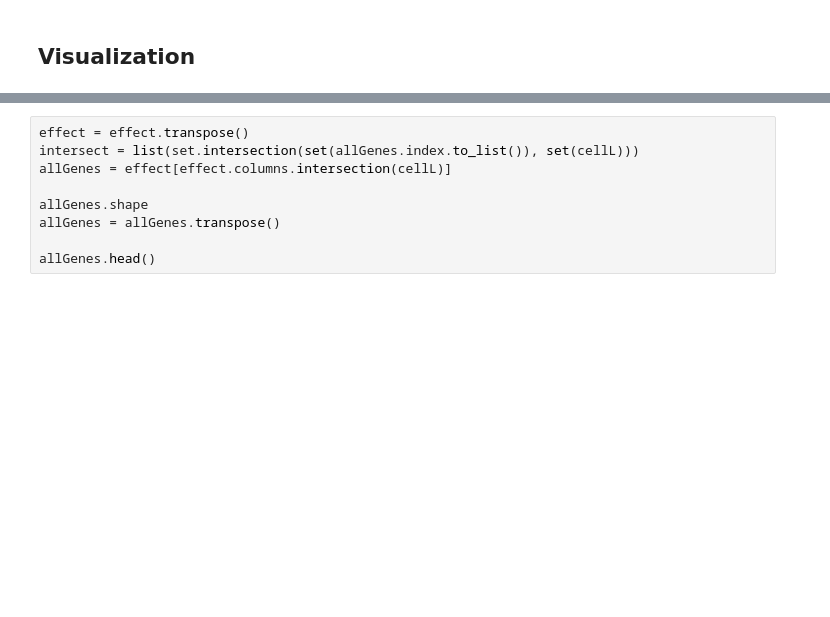
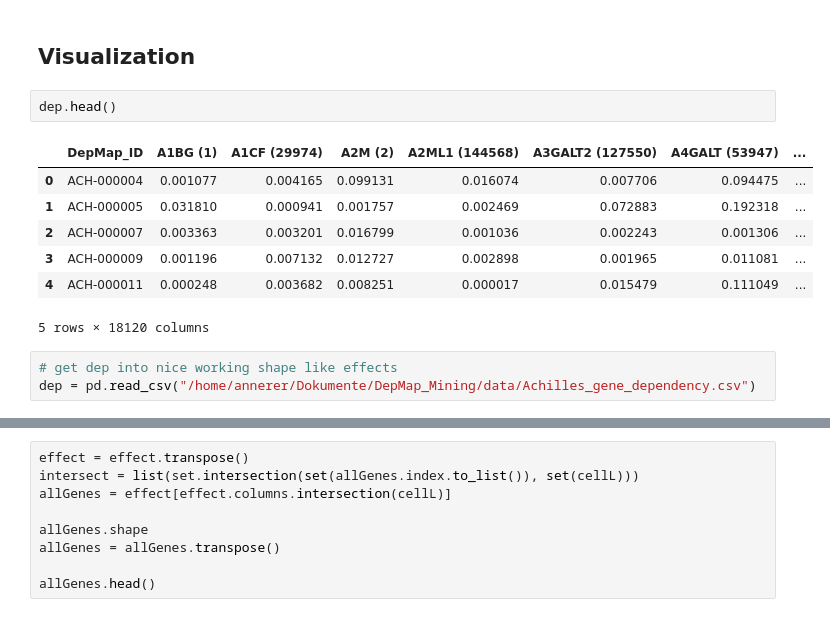
Before and after one commit to lannwal/projectlab, a Jupyter notebook: DataDash.ipynb, the cells around one changed output, grey strips where cells are left out. Drawn from its saved outputs; the diff is of its cells as text; blank space fills up the shorter version.

Commit message:
data dash to finalize the project

```diff
--- a/DataDash.ipynb
+++ b/DataDash.ipynb
@@ -12,5 +936,18 @@ data.shape
 # %% [markdown]
 ## Visualization
+# %%
+dep.head()
+# %% [output]
+|  | DepMap_ID | A1BG (1) | A1CF (29974) | A2M (2) | A2ML1 (144568) | A3GALT2 (127550) | A4GALT (53947) | ... |
+| 0 | ACH-000004 | 0.001077 | 0.004165 | 0.099131 | 0.016074 | 0.007706 | 0.094475 | ... |
+| 1 | ACH-000005 | 0.031810 | 0.000941 | 0.001757 | 0.002469 | 0.072883 | 0.192318 | ... |
+| 2 | ACH-000007 | 0.003363 | 0.003201 | 0.016799 | 0.001036 | 0.002243 | 0.001306 | ... |
+| 3 | ACH-000009 | 0.001196 | 0.007132 | 0.012727 | 0.002898 | 0.001965 | 0.011081 | ... |
+| 4 | ACH-000011 | 0.000248 | 0.003682 | 0.008251 | 0.000017 | 0.015479 | 0.111049 | ... |
+5 rows × 18120 columns
+# %%
+# get dep into nice working shape like effects
+dep = pd.read_csv("/home/annerer/Dokumente/DepMap_Mining/data/Achilles_gene_dependency.csv")
 # %%
 import pandas as pd
 import numpy as np
```
Also changed, not shown: parts of 52 cells of this notebook.
